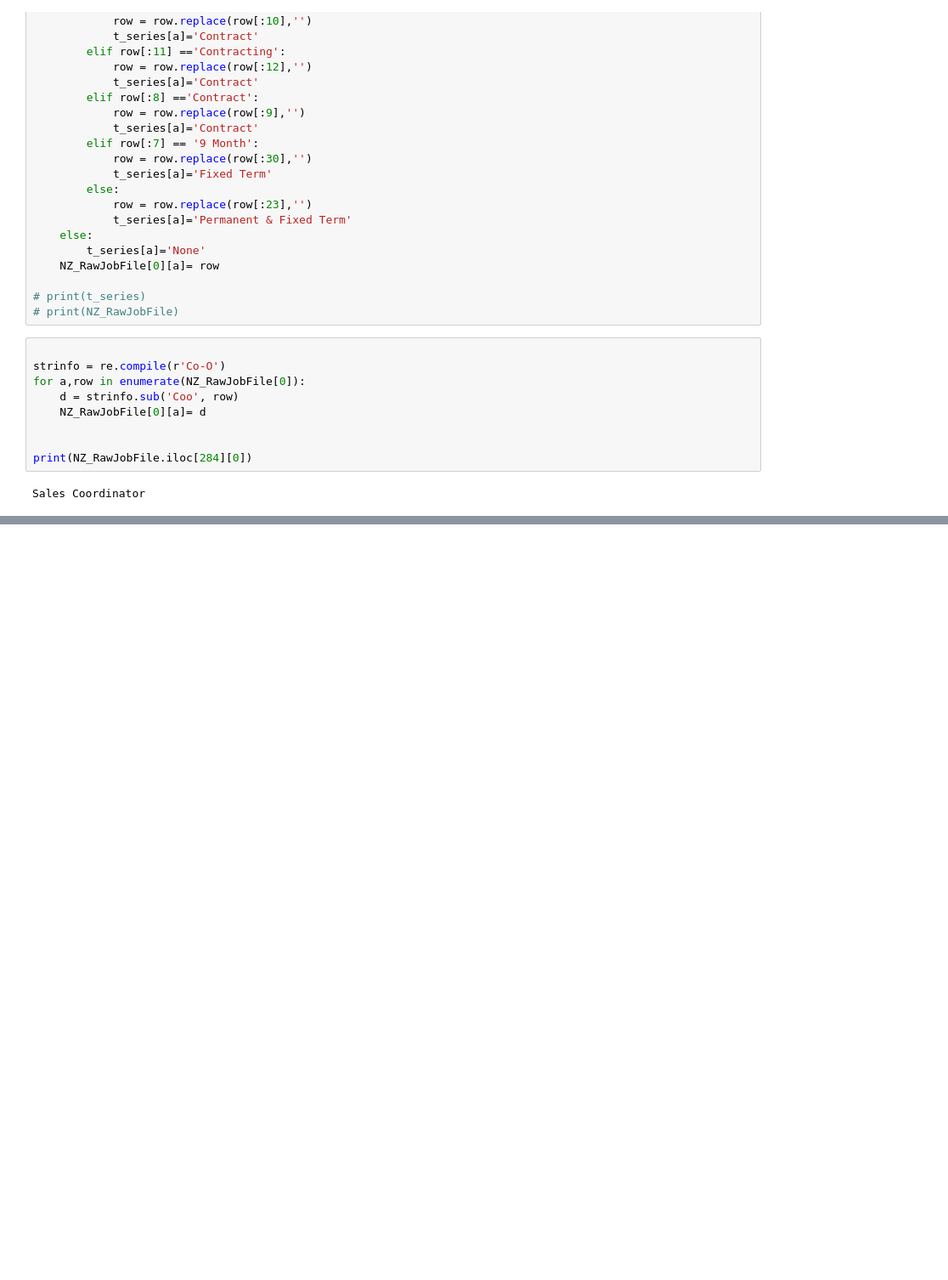
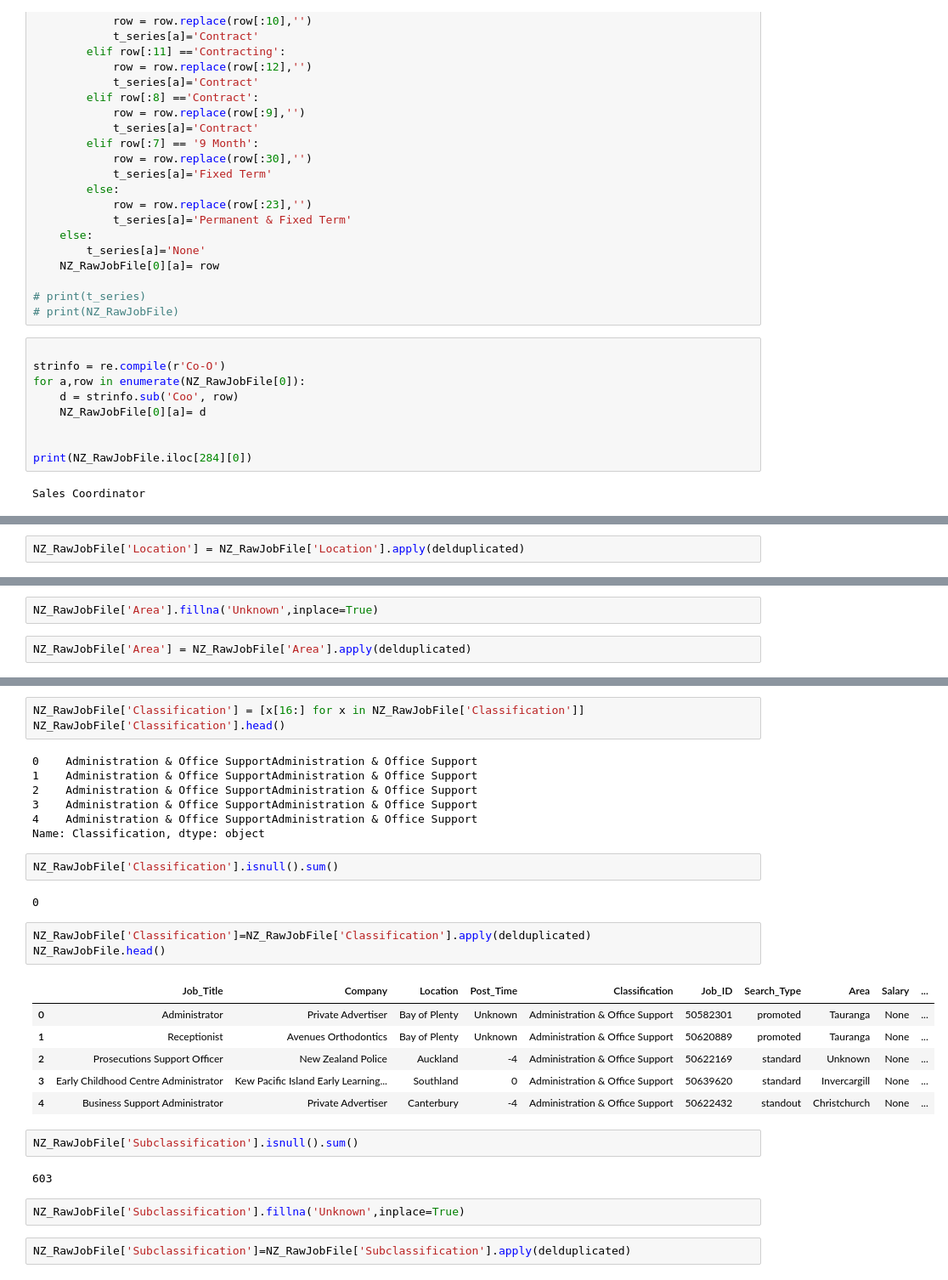
Before and after one commit to QIUYAN08042/NZseek_project, a Jupyter notebook: NZ_Cleaning_Jobs.ipynb, the cells around one changed output, grey strips where cells are left out. Shown: that part at 85% size. Drawn from its saved outputs; the diff is of its cells as text; blank space fills up the shorter version.

```diff
--- a/NZ_Cleaning_Jobs.ipynb
+++ b/NZ_Cleaning_Jobs.ipynb
@@ -108,0 +271,2 @@ Sales Coordinator
+# %%
+NZ_RawJobFile['Location'] = NZ_RawJobFile['Location'].apply(delduplicated)
@@ -108,0 +282,4 @@ Sales Coordinator
+# %%
+NZ_RawJobFile['Area'].fillna('Unknown',inplace=True)
+# %%
+NZ_RawJobFile['Area'] = NZ_RawJobFile['Area'].apply(delduplicated)
@@ -108,0 +295,32 @@ Sales Coordinator
+# %%
+NZ_RawJobFile['Classification'] = [x[16:] for x in NZ_RawJobFile['Classification']]
+NZ_RawJobFile['Classification'].head()
+# %% [output]
+0    Administration & Office SupportAdministration & Office Support
+1    Administration & Office SupportAdministration & Office Support
+2    Administration & Office SupportAdministration & Office Support
+3    Administration & Office SupportAdministration & Office Support
+4    Administration & Office SupportAdministration & Office Support
+Name: Classification, dtype: object
+# %%
+NZ_RawJobFile['Classification'].isnull().sum()
+# %% [output]
+0
+# %%
+NZ_RawJobFile['Classification']=NZ_RawJobFile['Classification'].apply(delduplicated)
+NZ_RawJobFile.head()
+# %% [output]
+|  | Job_Title | Company | Location | Post_Time | Classification | Job_ID | Search_Type | Area | Salary | ... |
+| 0 | Administrator | Private Advertiser | Bay of Plenty | Unknown | Administration & Office Support | 50582301 | promoted | Tauranga | None | ... |
+| 1 | Receptionist | Avenues Orthodontics | Bay of Plenty | Unknown | Administration & Office Support | 50620889 | promoted | Tauranga | None | ... |
+| 2 | Prosecutions Support Officer | New Zealand Police | Auckland | -4 | Administration & Office Support | 50622169 | standard | Unknown | None | ... |
+| 3 | Early Childhood Centre Administrator | Kew Pacific Island Early Learning... | Southland | 0 | Administration & Office Support | 50639620 | standard | Invercargill | None | ... |
+| 4 | Business Support Administrator | Private Advertiser | Canterbury | -4 | Administration & Office Support | 50622432 | standout | Christchurch | None | ... |
+# %%
+NZ_RawJobFile['Subclassification'].isnull().sum()
+# %% [output]
+603
+# %%
+NZ_RawJobFile['Subclassification'].fillna('Unknown',inplace=True)
+# %%
+NZ_RawJobFile['Subclassification']=NZ_RawJobFile['Subclassification'].apply(delduplicated)
```
Also changed, not shown: parts of 35 cells of this notebook, 1 other file.
